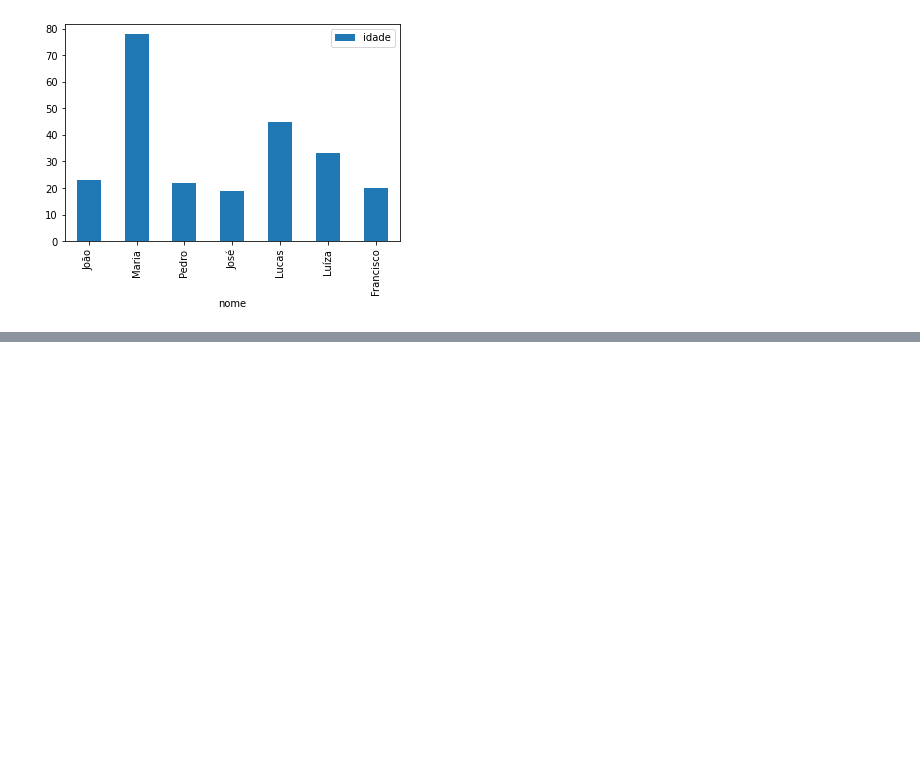
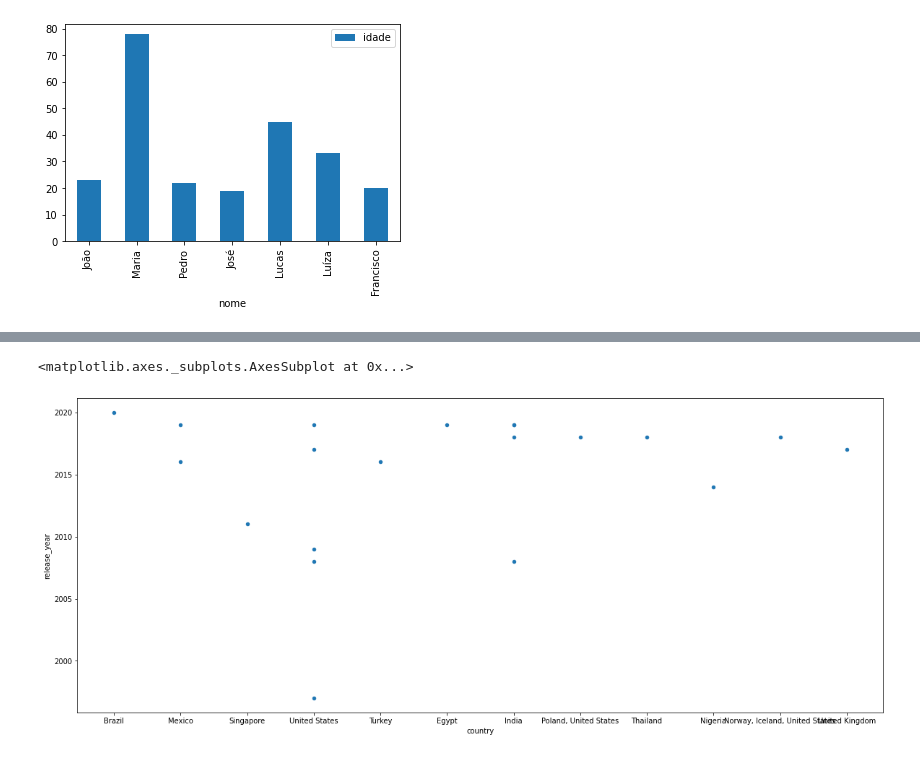
Before and after one commit to paulosalvatore/Ocean_CienciaDados_23_02_2021, a Jupyter notebook: Ocean_CienciaDados_23_02_2021.ipynb, the cells around one changed output, grey strips where cells are left out. Cells and saved outputs as stored; diff of their text form; code cells hidden in the pictures; blank space fills up the shorter version.

```diff
--- a/Ocean_CienciaDados_23_02_2021.ipynb
+++ b/Ocean_CienciaDados_23_02_2021.ipynb
@@ -696,3 +696,9 @@ df.plot(kind='bar', x='nome', y='idade')
 plt.savefig('grafico.png')
 # %% [output]
 [figure]
+# %%
+import pandas as pd
+
+df = pd.read_csv('https://raw.githubusercontent.com/paulosalvatore/Ocean_CienciaDados_23_02_2021/main/netflix_titles.csv')
+
+df.head()
@@ -698,0 +712,5 @@ plt.savefig('grafico.png')
+# %%
+df_paises_preenchidos = df[pd.notnull(df.country)]
+
+print(type(df_paises_preenchidos))
+print(df_paises_preenchidos)
@@ -698,0 +737,5 @@ plt.savefig('grafico.png')
+# %%
+df_paises_preenchidos.head(20).plot(kind='scatter', x='country', y='release_year', figsize=(20, 8))
+# %% [output]
+<matplotlib.axes._subplots.AxesSubplot at 0x...>
+[figure, added]
```
Also changed, not shown: parts of 4 cells of this notebook.
